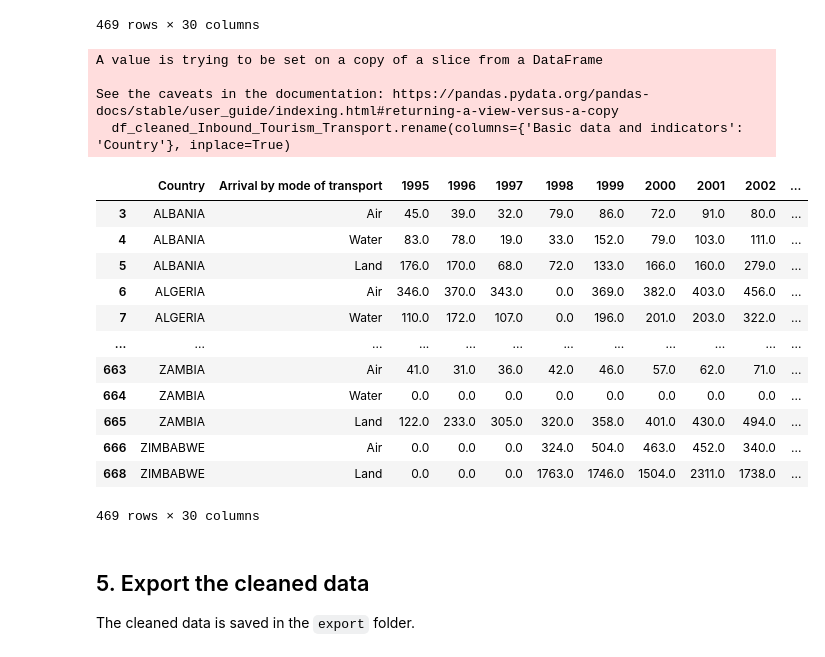
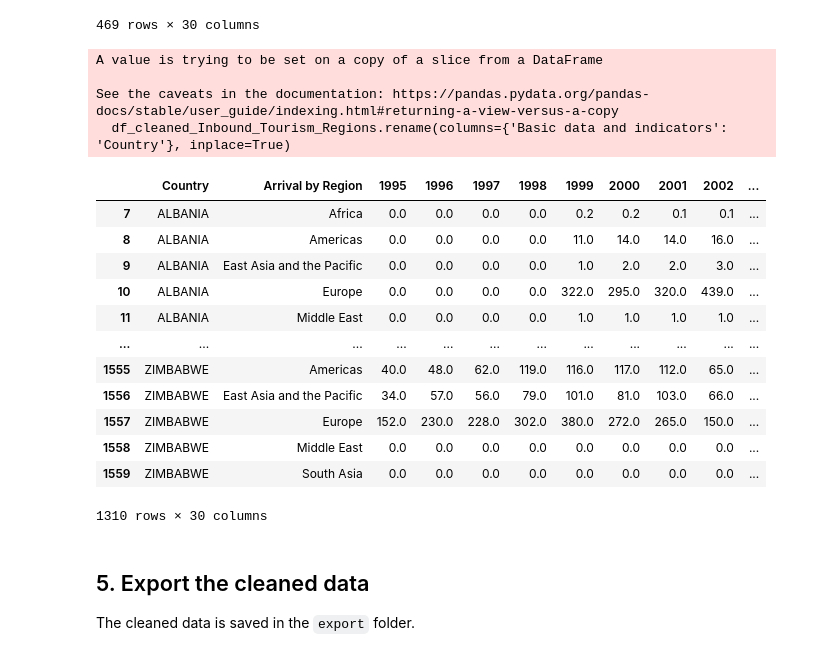
Before and after one commit to scottstossel/datasci-209-final-project, a Jupyter notebook: notebooks/Tourism_data_cleaning.ipynb, the cells around one changed output. Cells and saved outputs as stored; diff of their text form; code cells hidden in the pictures.

Commit message:
Update header in 'df_cleaned_Inbound_Tourism_Regions.csv' to include 'Country' column

```diff
--- a/notebooks/Tourism_data_cleaning.ipynb
+++ b/notebooks/Tourism_data_cleaning.ipynb
@@ -537,26 +537,26 @@ See the caveats in the documentation: https://pandas.pydata.org/pandas-docs/stab
 469 rows × 30 columns
 # %%
 # Rename the 'Basic data and indicators' column to 'Country' for consistency
-df_cleaned_Inbound_Tourism_Transport.rename(columns={'Basic data and indicators': 'Country'}, inplace=True)
-display(df_cleaned_Inbound_Tourism_Transport)
+df_cleaned_Inbound_Tourism_Regions.rename(columns={'Basic data and indicators': 'Country'}, inplace=True)
+display(df_cleaned_Inbound_Tourism_Regions)
 # %% [output]
 A value is trying to be set on a copy of a slice from a DataFrame
 
 See the caveats in the documentation: https://pandas.pydata.org/pandas-docs/stable/user_guide/indexing.html#returning-a-view-versus-a-copy
-  df_cleaned_Inbound_Tourism_Transport.rename(columns={'Basic data and indicators': 'Country'}, inplace=True)
+  df_cleaned_Inbound_Tourism_Regions.rename(columns={'Basic data and indicators': 'Country'}, inplace=True)
-|  | Country | Arrival by mode of transport | 1995 | 1996 | 1997 | 1998 | 1999 | 2000 | 2001 | 2002 | ... |
-| 3 | ALBANIA | Air | 45.0 | 39.0 | 32.0 | 79.0 | 86.0 | 72.0 | 91.0 | 80.0 | ... |
-| 4 | ALBANIA | Water | 83.0 | 78.0 | 19.0 | 33.0 | 152.0 | 79.0 | 103.0 | 111.0 | ... |
-| 5 | ALBANIA | Land | 176.0 | 170.0 | 68.0 | 72.0 | 133.0 | 166.0 | 160.0 | 279.0 | ... |
-| 6 | ALGERIA | Air | 346.0 | 370.0 | 343.0 | 0.0 | 369.0 | 382.0 | 403.0 | 456.0 | ... |
-| 7 | ALGERIA | Water | 110.0 | 172.0 | 107.0 | 0.0 | 196.0 | 201.0 | 203.0 | 322.0 | ... |
+|  | Country | Arrival by Region | 1995 | 1996 | 1997 | 1998 | 1999 | 2000 | 2001 | 2002 | ... |
+| 7 | ALBANIA | Africa | 0.0 | 0.0 | 0.0 | 0.0 | 0.2 | 0.2 | 0.1 | 0.1 | ... |
+| 8 | ALBANIA | Americas | 0.0 | 0.0 | 0.0 | 0.0 | 11.0 | 14.0 | 14.0 | 16.0 | ... |
+| 9 | ALBANIA | East Asia and the Pacific | 0.0 | 0.0 | 0.0 | 0.0 | 1.0 | 2.0 | 2.0 | 3.0 | ... |
+| 10 | ALBANIA | Europe | 0.0 | 0.0 | 0.0 | 0.0 | 322.0 | 295.0 | 320.0 | 439.0 | ... |
+| 11 | ALBANIA | Middle East | 0.0 | 0.0 | 0.0 | 0.0 | 1.0 | 1.0 | 1.0 | 1.0 | ... |
 | ... | ... | ... | ... | ... | ... | ... | ... | ... | ... | ... | ... |
-| 663 | ZAMBIA | Air | 41.0 | 31.0 | 36.0 | 42.0 | 46.0 | 57.0 | 62.0 | 71.0 | ... |
-| 664 | ZAMBIA | Water | 0.0 | 0.0 | 0.0 | 0.0 | 0.0 | 0.0 | 0.0 | 0.0 | ... |
-| 665 | ZAMBIA | Land | 122.0 | 233.0 | 305.0 | 320.0 | 358.0 | 401.0 | 430.0 | 494.0 | ... |
-| 666 | ZIMBABWE | Air | 0.0 | 0.0 | 0.0 | 324.0 | 504.0 | 463.0 | 452.0 | 340.0 | ... |
-| 668 | ZIMBABWE | Land | 0.0 | 0.0 | 0.0 | 1763.0 | 1746.0 | 1504.0 | 2311.0 | 1738.0 | ... |
+| 1555 | ZIMBABWE | Americas | 40.0 | 48.0 | 62.0 | 119.0 | 116.0 | 117.0 | 112.0 | 65.0 | ... |
+| 1556 | ZIMBABWE | East Asia and the Pacific | 34.0 | 57.0 | 56.0 | 79.0 | 101.0 | 81.0 | 103.0 | 66.0 | ... |
+| 1557 | ZIMBABWE | Europe | 152.0 | 230.0 | 228.0 | 302.0 | 380.0 | 272.0 | 265.0 | 150.0 | ... |
+| 1558 | ZIMBABWE | Middle East | 0.0 | 0.0 | 0.0 | 0.0 | 0.0 | 0.0 | 0.0 | 0.0 | ... |
+| 1559 | ZIMBABWE | South Asia | 0.0 | 0.0 | 0.0 | 0.0 | 0.0 | 0.0 | 0.0 | 0.0 | ... |
-469 rows × 30 columns
+1310 rows × 30 columns
 # %% [markdown]
 
 ## 5. Export the cleaned data
```
Also changed, not shown: 1 other file.
